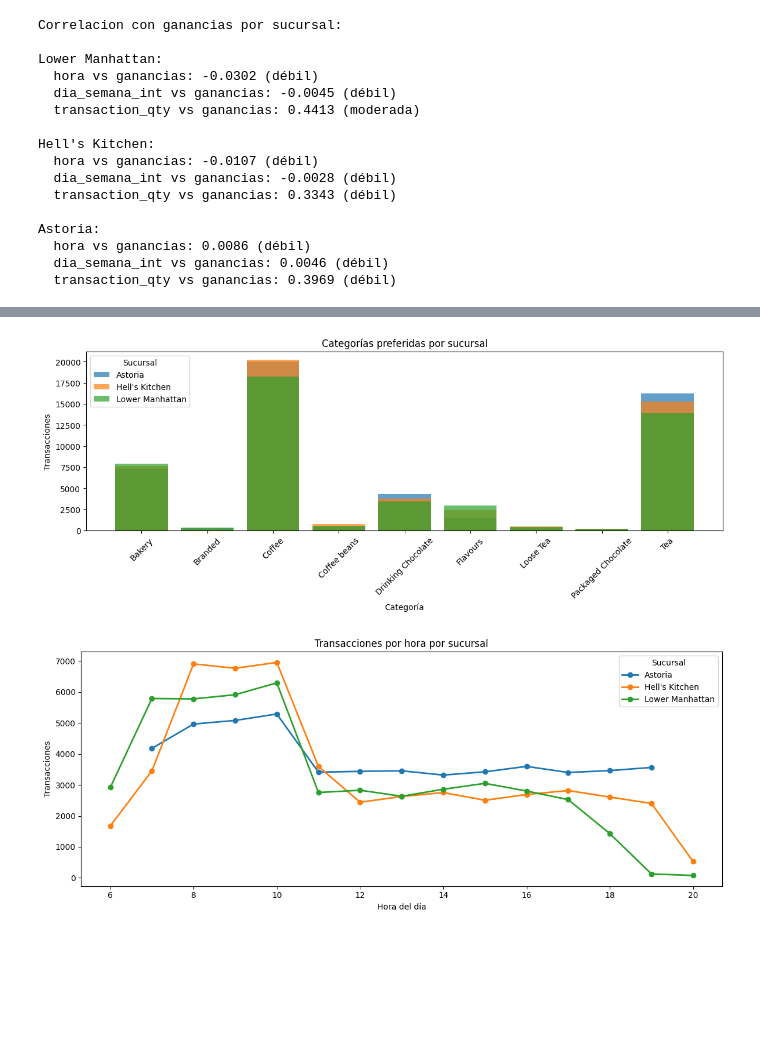
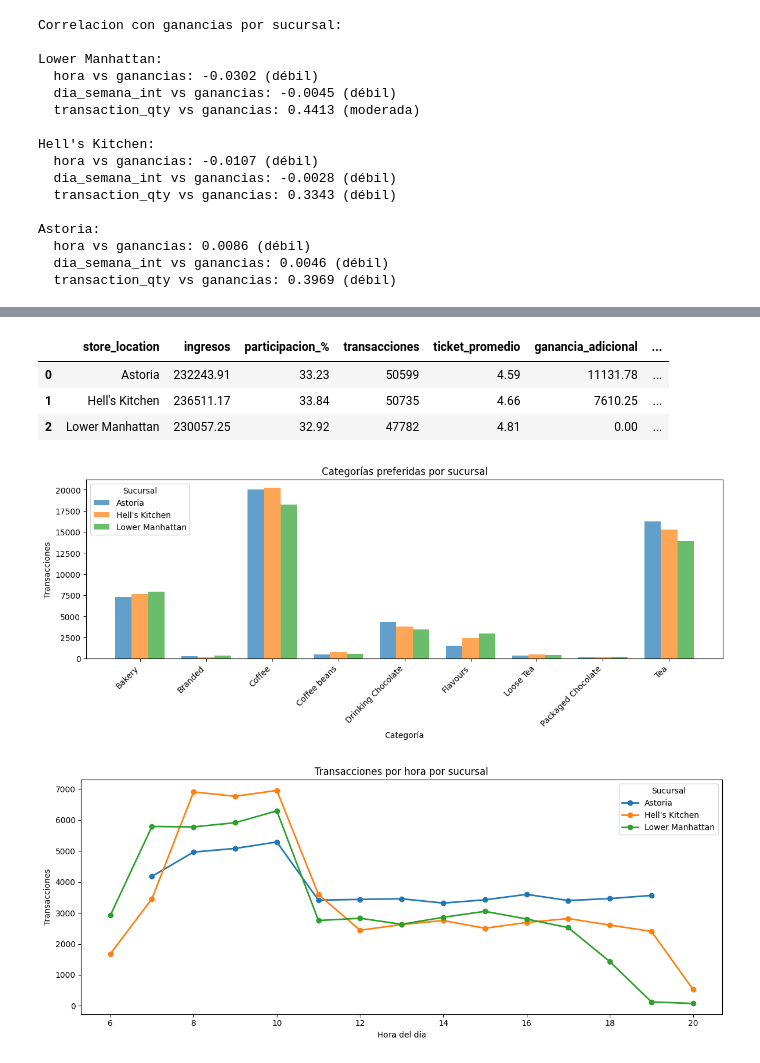
Before and after one commit to cinna-vk/Analisis-en-ventas-de-una-cafeteria, a Jupyter notebook: mineria_PIA.ipynb, the cells around one changed output, grey strips where cells are left out. Saved outputs shown, nothing was run; the diff lists cells and outputs as text; code cells hidden in the pictures; blank space fills up the shorter version.

Commit message:
2graficas

```diff
--- a/mineria_PIA.ipynb
+++ b/mineria_PIA.ipynb
@@ -707,20 +756,41 @@ plt.show()
-# %%
-## HAY Q CAMBIAR ESTO POR LA GRAFICA DE LAS 3 BARRITAS UNA AL LADO DE OTRA
-# Categorías preferidas por sucursal
-plt.figure(figsize=(12, 5))
-for suc in categorias_suc['store_location'].unique():
-    data_suc = categorias_suc[categorias_suc['store_location'] == suc]
-    plt.bar(data_suc['product_category'], data_suc['transacciones'], label=suc, alpha=0.7)
-
-plt.title('Categorías preferidas por sucursal')
-plt.xlabel('Categoría')
-plt.ylabel('Transacciones')
-plt.xticks(rotation=45)
-plt.legend(title='Sucursal')
-plt.tight_layout()
-plt.show()
-# %% [output]
-[figure, removed]
+# %%
+ticket_max = ticket_suc['ticket_promedio'].max()
+ticket_suc['ganancia_adicional'] = (ticket_max - ticket_suc['ticket_promedio']) * transacciones_suc['transacciones']
+ticket_suc['ingresos_actuales'] = ingresos_suc['ingresos']
+ticket_suc['ingresos_potenciales'] = ticket_suc['ingresos_actuales'] + ticket_suc['ganancia_adicional']
+ticket_suc
+# %% [output]
+|  | store_location | ingresos | participacion_% | transacciones | ticket_promedio | ganancia_adicional | ... |
+| 0 | Astoria | 232243.91 | 33.23 | 50599 | 4.59 | 11131.78 | ... |
+| 1 | Hell's Kitchen | 236511.17 | 33.84 | 50735 | 4.66 | 7610.25 | ... |
+| 2 | Lower Manhattan | 230057.25 | 32.92 | 47782 | 4.81 | 0.00 | ... |
+# %%
+
+# Categorías preferidas por sucursal
+fig, ax = plt.subplots(figsize=(12, 5))
+
+sucursales = categorias_suc['store_location'].unique()
+categorias = categorias_suc['product_category'].unique()
+
+x = np.arange(len(categorias))  # posiciones base
+width = 0.25  # ancho de cada barra (ajusta si tienes más/menos sucursales)
+
+for i, suc in enumerate(sucursales):
+    data_suc = categorias_suc[categorias_suc['store_location'] == suc]
+    # Reindexar para asegurar el orden correcto de categorías
+    valores = data_suc.set_index('product_category').reindex(categorias)['transacciones'].fillna(0)
+    ax.bar(x + i * width, valores, width=width, label=suc, alpha=0.7)
+
+ax.set_title('Categorías preferidas por sucursal')
+ax.set_xlabel('Categoría')
+ax.set_ylabel('Transacciones')
+ax.set_xticks(x + width)  # centrar los ticks entre las 3 barras
+ax.set_xticklabels(categorias, rotation=45, ha='right')
+ax.legend(title='Sucursal')
+plt.tight_layout()
+plt.show()
+# %% [output]
+[figure, added]
 # %%
 # Horas pico por sucursal
 plt.figure(figsize=(12, 5))
```
Also changed, not shown: parts of 15 cells of this notebook.
